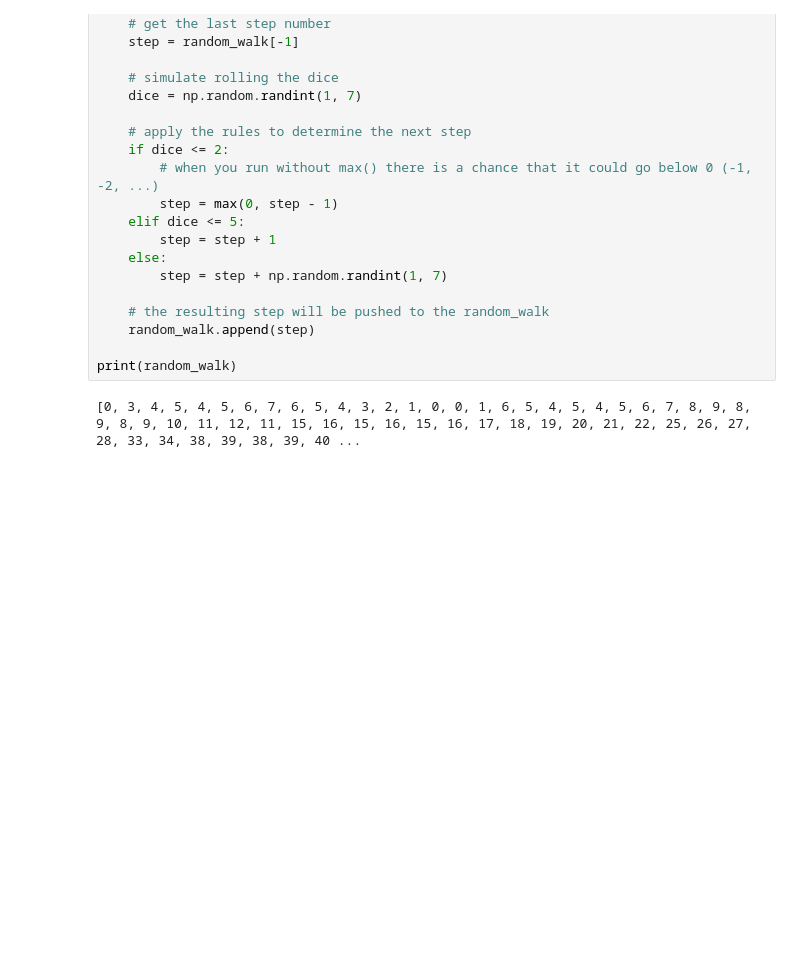
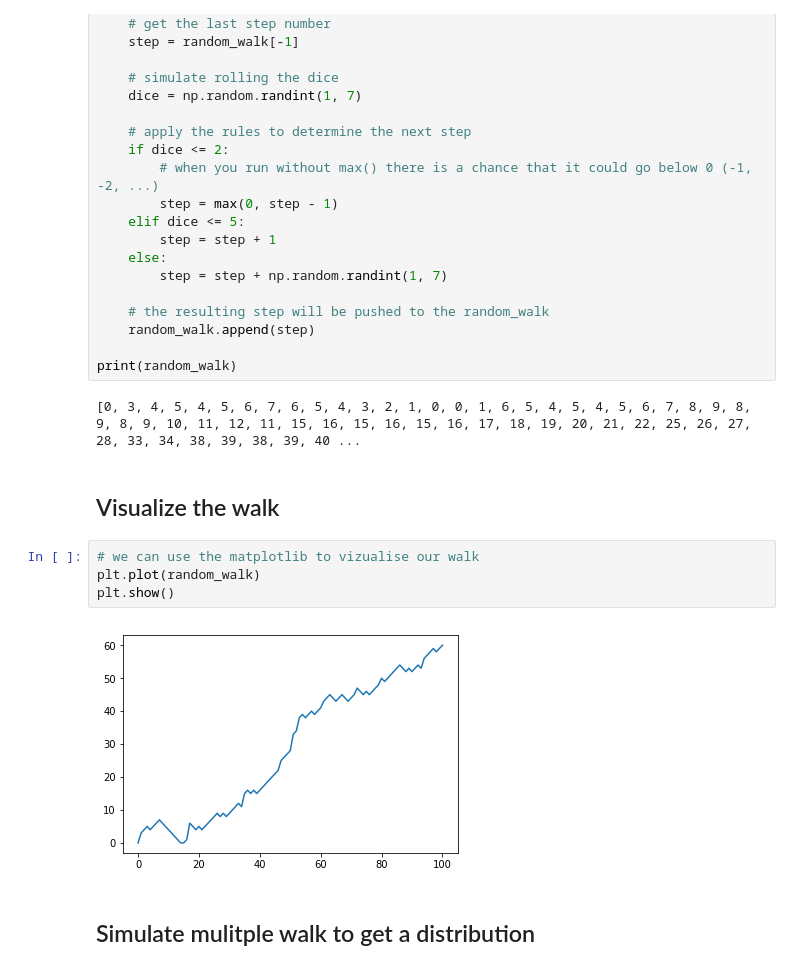
Before and after one commit to airlangga07/py_datacamp, a Jupyter notebook: intermediate_python_for_data_science/case_study_hacker_statistics.ipynb, the cells around one changed output. Saved outputs shown, nothing was run; the diff lists cells and outputs as text; blank space fills up the shorter version.

Commit message:
case study - hacker statistics: visualize the walk, simulate multiple walks, visualize all walks, implement clumsiness

```diff
--- a/intermediate_python_for_data_science/case_study_hacker_statistics.ipynb
+++ b/intermediate_python_for_data_science/case_study_hacker_statistics.ipynb
@@ -80,3 +81,13 @@ for x in range(100):
 print(random_walk)
 # %% [output]
 [0, 3, 4, 5, 4, 5, 6, 7, 6, 5, 4, 3, 2, 1, 0, 0, 1, 6, 5, 4, 5, 4, 5, 6, 7, 8, 9, 8, 9, 8, 9, 10, 11, 12, 11, 15, 16, 15, 16, 15, 16, 17, 18, 19, 20, 21, 22, 25, 26, 27, 28, 33, 34, 38, 39, 38, 39, 40 ...
+# %% [markdown]
+## Visualize the walk
+# %%
+# we can use the matplotlib to vizualise our walk
+plt.plot(random_walk)
+plt.show()
+# %% [output]
+[figure, added]
+# %% [markdown]
+## Simulate mulitple walk to get a distribution
```
Also changed, not shown: parts of 5 cells of this notebook.
